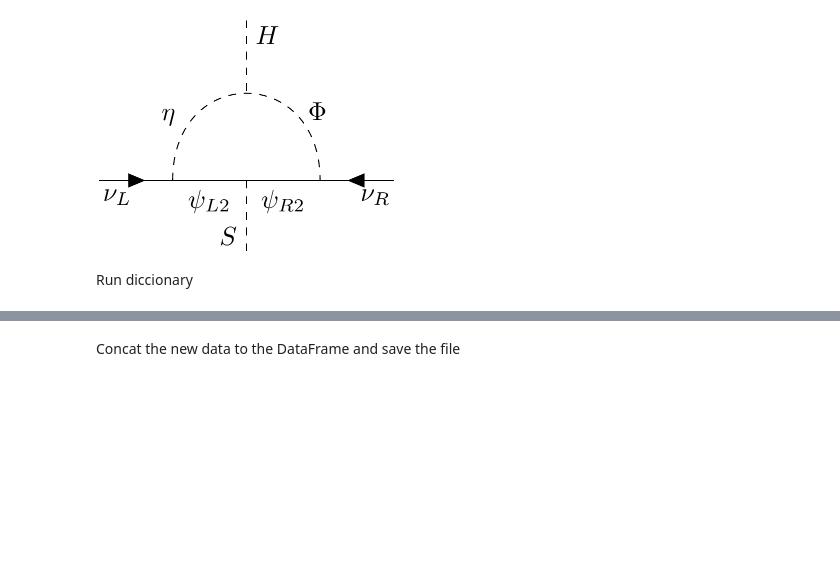
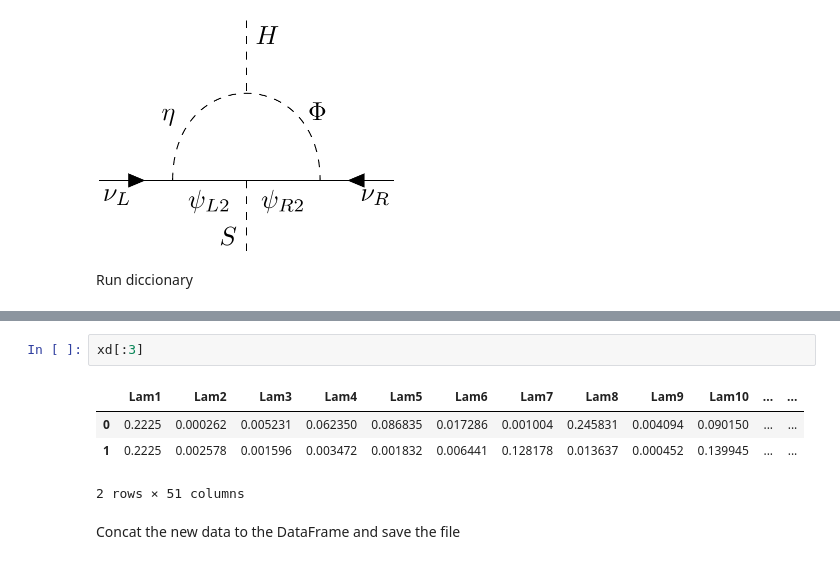
Before and after one commit to davidsuarezr/MDEO, a Jupyter notebook: random-scan-v1.ipynb, the cells around one changed output, grey strips where cells are left out. Drawn from its saved outputs; the diff is of its cells as text; blank space fills up the shorter version.

```diff
--- a/random-scan-v1.ipynb
+++ b/random-scan-v1.ipynb
@@ -553,3 +178,10 @@ The program spent 10.86077070236206 s running 4 times
+# %%
+xd[:3]
+# %% [output]
+|  | Lam1 | Lam2 | Lam3 | Lam4 | Lam5 | Lam6 | Lam7 | Lam8 | Lam9 | Lam10 | ... | ... |
+| 0 | 0.2225 | 0.000262 | 0.005231 | 0.062350 | 0.086835 | 0.017286 | 0.001004 | 0.245831 | 0.004094 | 0.090150 | ... | ... |
+| 1 | 0.2225 | 0.002578 | 0.001596 | 0.003472 | 0.001832 | 0.006441 | 0.128178 | 0.013637 | 0.000452 | 0.139945 | ... | ... |
+2 rows × 51 columns
 # %% [markdown]
 Concat the new data to the DataFrame and save the file
 # %%
```
Also changed, not shown: parts of 11 cells of this notebook, 3 other files.
